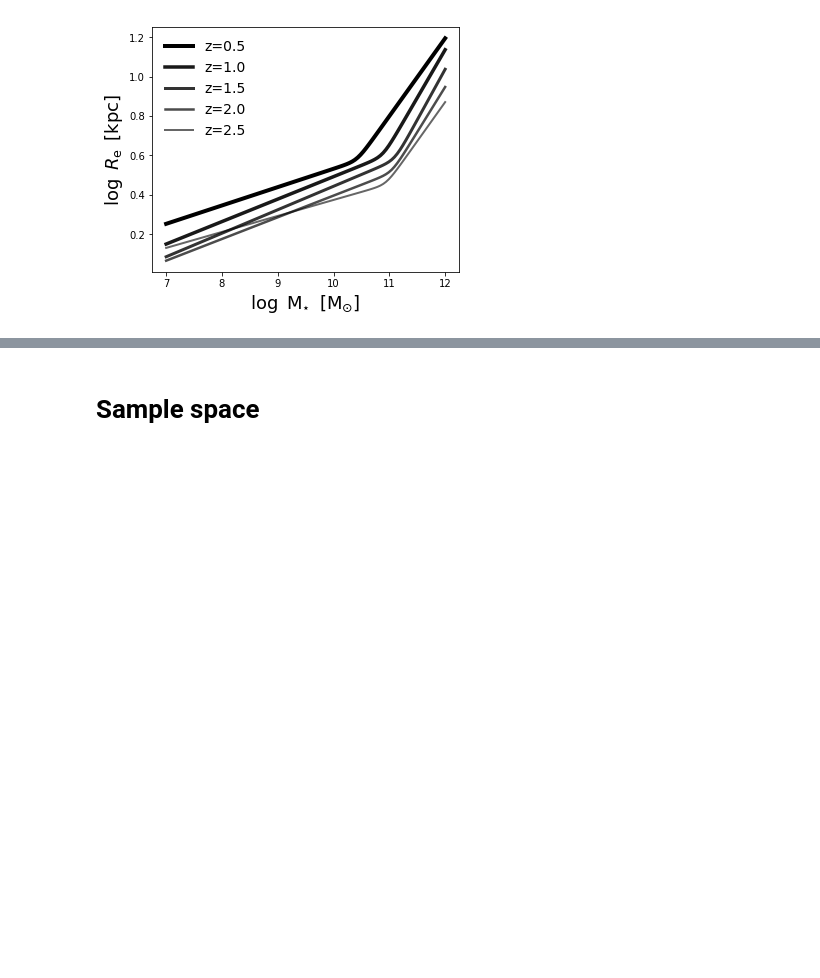
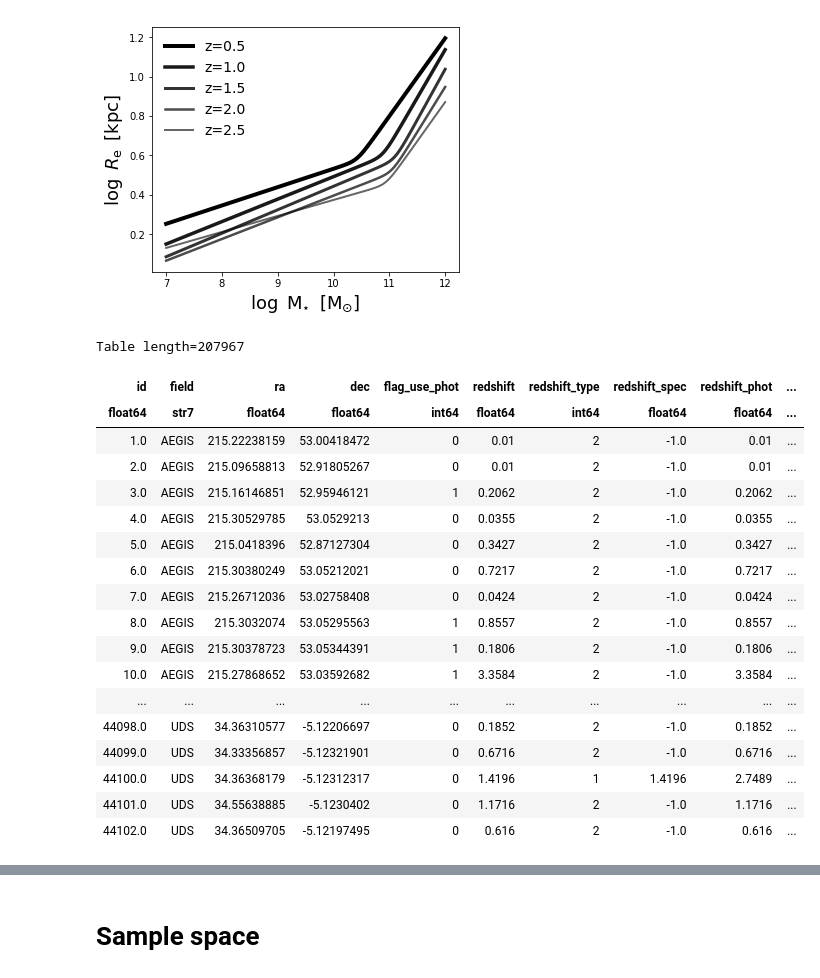
Before and after one commit to stacchella/morph_project, a Jupyter notebook: Anna/Estimate_Parameters_dynesty.ipynb, the cells around one changed output, grey strips where cells are left out. Drawn from its saved outputs; the diff is of its cells as text; code cells hidden in the pictures; blank space fills up the shorter version.

```diff
--- a/Anna/Estimate_Parameters_dynesty.ipynb
+++ b/Anna/Estimate_Parameters_dynesty.ipynb
@@ -169,0 +173,22 @@ plt.show()
+# %%
+observations_3DHST
+# %% [output]
+Table length=207967
+| id | field | ra | dec | flag_use_phot | redshift | redshift_type | redshift_spec | redshift_phot | ... |
+| float64 | str7 | float64 | float64 | int64 | float64 | int64 | float64 | float64 | ... |
+| 1.0 | AEGIS | 215.22238159 | 53.00418472 | 0 | 0.01 | 2 | -1.0 | 0.01 | ... |
+| 2.0 | AEGIS | 215.09658813 | 52.91805267 | 0 | 0.01 | 2 | -1.0 | 0.01 | ... |
+| 3.0 | AEGIS | 215.16146851 | 52.95946121 | 1 | 0.2062 | 2 | -1.0 | 0.2062 | ... |
+| 4.0 | AEGIS | 215.30529785 | 53.0529213 | 0 | 0.0355 | 2 | -1.0 | 0.0355 | ... |
+| 5.0 | AEGIS | 215.0418396 | 52.87127304 | 0 | 0.3427 | 2 | -1.0 | 0.3427 | ... |
+| 6.0 | AEGIS | 215.30380249 | 53.05212021 | 0 | 0.7217 | 2 | -1.0 | 0.7217 | ... |
+| 7.0 | AEGIS | 215.26712036 | 53.02758408 | 0 | 0.0424 | 2 | -1.0 | 0.0424 | ... |
+| 8.0 | AEGIS | 215.3032074 | 53.05295563 | 1 | 0.8557 | 2 | -1.0 | 0.8557 | ... |
+| 9.0 | AEGIS | 215.30378723 | 53.05344391 | 1 | 0.1806 | 2 | -1.0 | 0.1806 | ... |
+| 10.0 | AEGIS | 215.27868652 | 53.03592682 | 1 | 3.3584 | 2 | -1.0 | 3.3584 | ... |
+| ... | ... | ... | ... | ... | ... | ... | ... | ... | ... |
+| 44098.0 | UDS | 34.36310577 | -5.12206697 | 0 | 0.1852 | 2 | -1.0 | 0.1852 | ... |
+| 44099.0 | UDS | 34.33356857 | -5.12321901 | 0 | 0.6716 | 2 | -1.0 | 0.6716 | ... |
+| 44100.0 | UDS | 34.36368179 | -5.12312317 | 0 | 1.4196 | 1 | 1.4196 | 2.7489 | ... |
+| 44101.0 | UDS | 34.55638885 | -5.1230402 | 0 | 1.1716 | 2 | -1.0 | 1.1716 | ... |
+| 44102.0 | UDS | 34.36509705 | -5.12197495 | 0 | 0.616 | 2 | -1.0 | 0.616 | ... |
```
Also changed, not shown: parts of 21 cells of this notebook.
